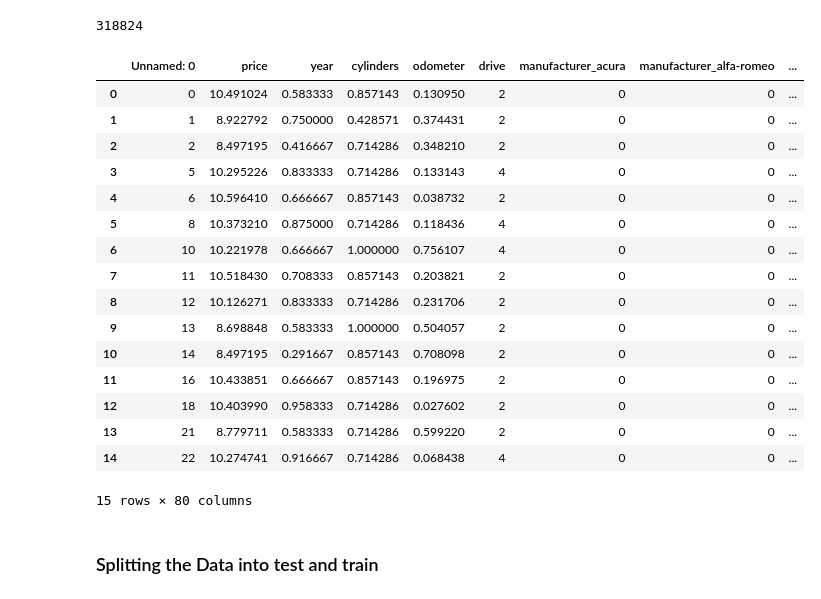
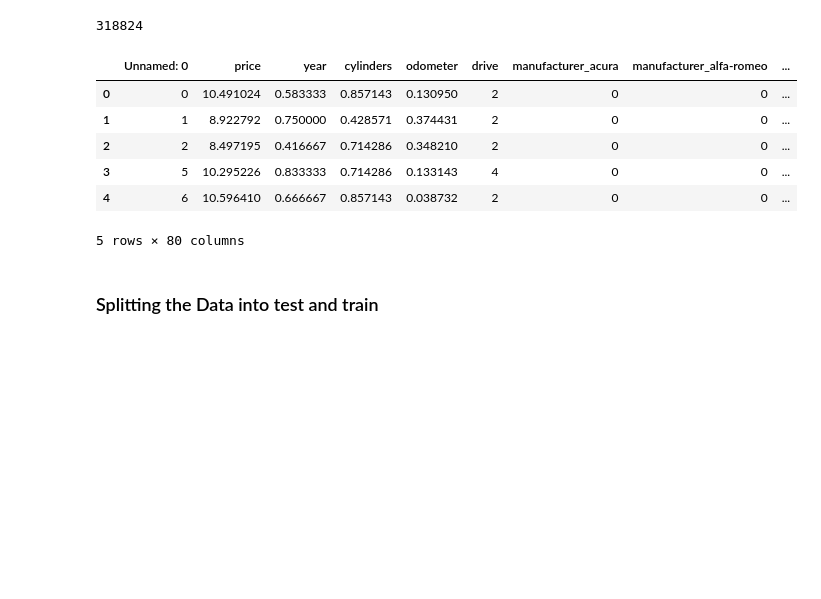
Before and after one commit to vkhanderao/Used-Cars-Price-Prediction, a Jupyter notebook: Code/Modelling_and_Validation1.ipynb, the cells around one changed output. Saved outputs shown, nothing was run; the diff lists cells and outputs as text; code cells hidden in the pictures; blank space fills up the shorter version.

```diff
--- a/Code/Modelling_and_Validation1.ipynb
+++ b/Code/Modelling_and_Validation1.ipynb
@@ -48,7 +51,3 @@ df["odometer"] = ((df["odometer"] - odo_min) / (odo_max - odo_min))
 # %% [markdown]
 #### cylinders
-# %%
-label_encoder = LabelEncoder()
-label_encoder.fit_transform(list(df['cylinders'].astype(str).values))
-df['cylinders'] = label_encoder.transform(list(df['cylinders'].astype(str).values))
 # %%
@@ -65,25 +65,15 @@ len(train_df)
 # %% [output]
 318824
 # %%
-train_df.head(15)
+train_df.head()
 # %% [output]
 |  | Unnamed: 0 | price | year | cylinders | odometer | drive | manufacturer_acura | manufacturer_alfa-romeo | ... |
 | 0 | 0 | 10.491024 | 0.583333 | 0.857143 | 0.130950 | 2 | 0 | 0 | ... |
 | 1 | 1 | 8.922792 | 0.750000 | 0.428571 | 0.374431 | 2 | 0 | 0 | ... |
 | 2 | 2 | 8.497195 | 0.416667 | 0.714286 | 0.348210 | 2 | 0 | 0 | ... |
 | 3 | 5 | 10.295226 | 0.833333 | 0.714286 | 0.133143 | 4 | 0 | 0 | ... |
 | 4 | 6 | 10.596410 | 0.666667 | 0.857143 | 0.038732 | 2 | 0 | 0 | ... |
-| 5 | 8 | 10.373210 | 0.875000 | 0.714286 | 0.118436 | 4 | 0 | 0 | ... |
-| 6 | 10 | 10.221978 | 0.666667 | 1.000000 | 0.756107 | 4 | 0 | 0 | ... |
-| 7 | 11 | 10.518430 | 0.708333 | 0.857143 | 0.203821 | 2 | 0 | 0 | ... |
-| 8 | 12 | 10.126271 | 0.833333 | 0.714286 | 0.231706 | 2 | 0 | 0 | ... |
-| 9 | 13 | 8.698848 | 0.583333 | 1.000000 | 0.504057 | 2 | 0 | 0 | ... |
-| 10 | 14 | 8.497195 | 0.291667 | 0.857143 | 0.708098 | 2 | 0 | 0 | ... |
-| 11 | 16 | 10.433851 | 0.666667 | 0.857143 | 0.196975 | 2 | 0 | 0 | ... |
-| 12 | 18 | 10.403990 | 0.958333 | 0.714286 | 0.027602 | 2 | 0 | 0 | ... |
-| 13 | 21 | 8.779711 | 0.583333 | 0.714286 | 0.599220 | 2 | 0 | 0 | ... |
-| 14 | 22 | 10.274741 | 0.916667 | 0.714286 | 0.068438 | 4 | 0 | 0 | ... |
-15 rows × 80 columns
+5 rows × 80 columns
 # %% [markdown]
 ### Splitting the Data into test and train
 # %%
```
Also changed, not shown: parts of 10 cells of this notebook.
